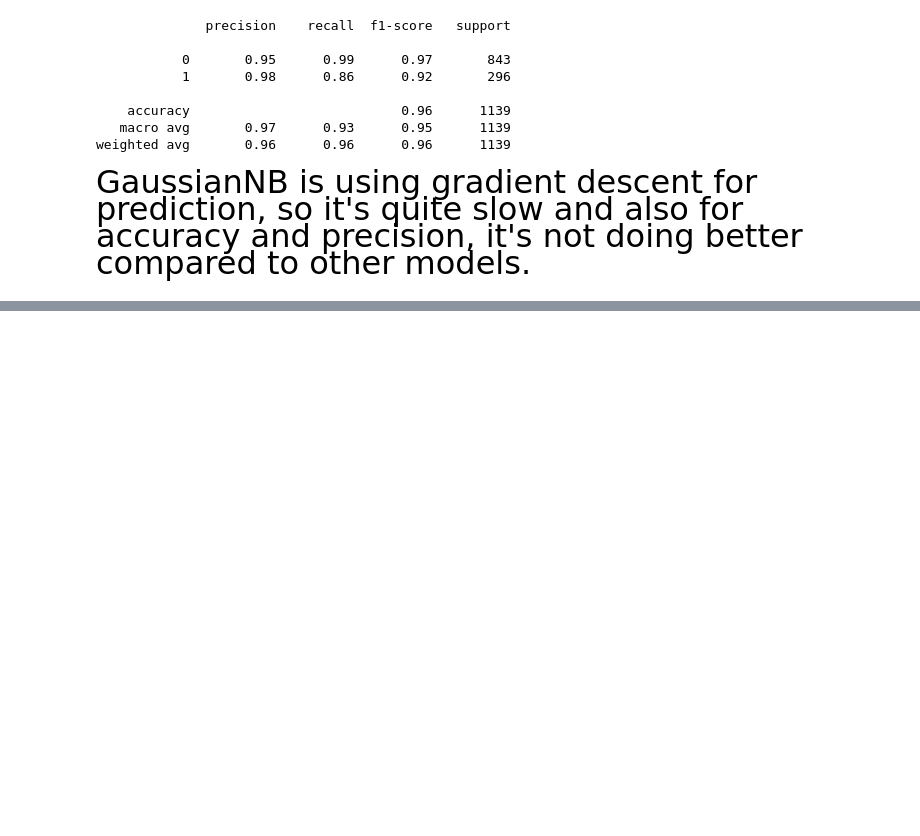
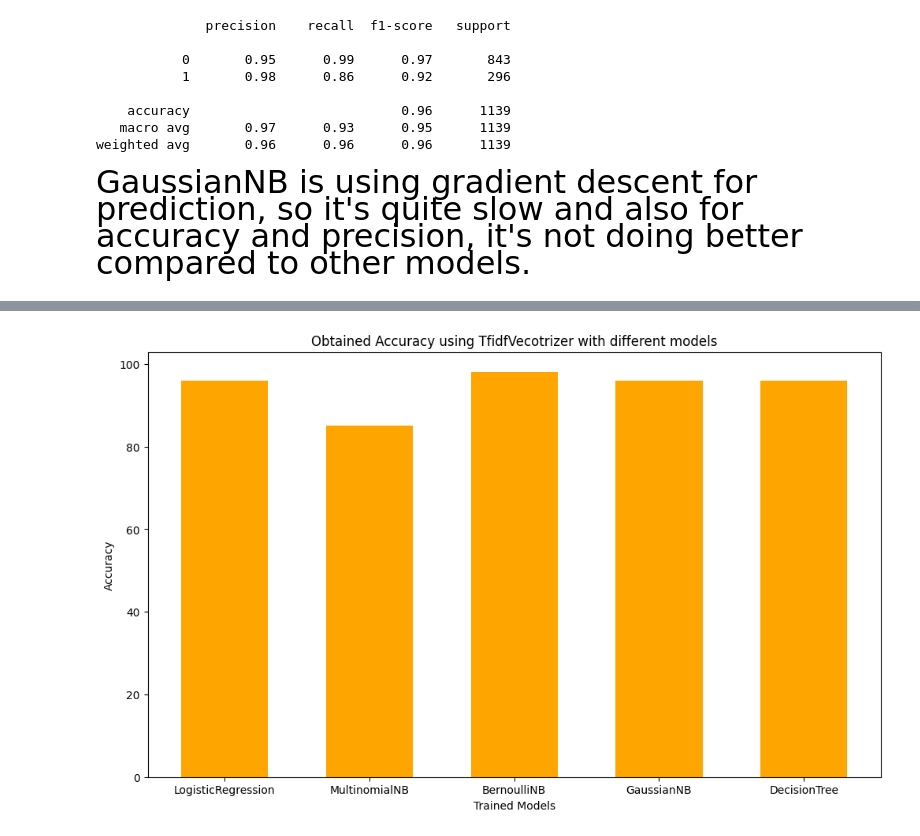
Before and after one commit to Inmoresentum/SpamEmailDetection, a Jupyter notebook: src/SpamEmailDetction.ipynb, the cells around one changed output, grey strips where cells are left out. Cells and saved outputs as stored; diff of their text form; code cells hidden in the pictures; blank space fills up the shorter version.

```diff
--- a/src/SpamEmailDetction.ipynb
+++ b/src/SpamEmailDetction.ipynb
@@ -359,6 +372,8 @@ x_train, x_test, y_train, y_test = train_test_split(x_tifd_vect, y, test_size=0.
 naive_bayes_multinomial_spam_email_detection_model: MultinomialNB = MultinomialNB()
 naive_bayes_multinomial_spam_email_detection_model.fit(x_train, y_train)
 prediction = naive_bayes_multinomial_spam_email_detection_model.predict(x_test)
+dict_of_accuracy_with_tfidf_vect['MultinomialNB'] = int(
+    round(classification_report(y_test, prediction, output_dict=True).get('accuracy') * 100))
 print(classification_report(y_test, prediction))
 # %% [output]
               precision    recall  f1-score   support
@@ -401,6 +418,8 @@ naive_bayes_bernoulli_spam_email_detection_model: BernoulliNB = BernoulliNB()
 x_train, x_test, y_train, y_test = train_test_split(x_tifd_vect, y, test_size=0.2, random_state=42)
 naive_bayes_bernoulli_spam_email_detection_model.fit(x_train, y_train)
 prediction = naive_bayes_bernoulli_spam_email_detection_model.predict(x_test)
+dict_of_accuracy_with_tfidf_vect['BernoulliNB'] = int(
+    round(classification_report(y_test, prediction, output_dict=True).get('accuracy') * 100))
 print(classification_report(y_test, prediction))
 # %% [output]
               precision    recall  f1-score   support
@@ -441,6 +462,8 @@ x_train, x_test, y_train, y_test = train_test_split(x_tifd_vect.toarray(), y, te
 naive_bayes_gaussian_spam_email_detection_model: GaussianNB = GaussianNB()
 naive_bayes_gaussian_spam_email_detection_model.fit(x_train, y_train)
 prediction = naive_bayes_gaussian_spam_email_detection_model.predict(x_test)
+dict_of_accuracy_with_tfidf_vect['GaussianNB'] = int(
+    round(classification_report(y_test, prediction, output_dict=True).get('accuracy') * 100))
 print(classification_report(y_test, prediction))
 # %% [output]
               precision    recall  f1-score   support
@@ -495,0 +537,13 @@ weighted avg       0.96      0.96      0.96      1139
+# %%
+# Plotting a bar chart using the accuracy that obtained using tfidf_vect.
+plt.figure(figsize=(12, 7))
+
+# creating the bar plot
+plt.bar(dict_of_accuracy_with_tfidf_vect.keys(), dict_of_accuracy_with_tfidf_vect.values(), color='orange', width=0.6)
+
+plt.xlabel("Trained Models")
+plt.ylabel("Accuracy")
+plt.title("Obtained Accuracy using TfidfVecotrizer with different models")
+plt.show()
+# %% [output]
+[figure, added]
```
Also changed, not shown: parts of 11 cells of this notebook, 13 other files.
